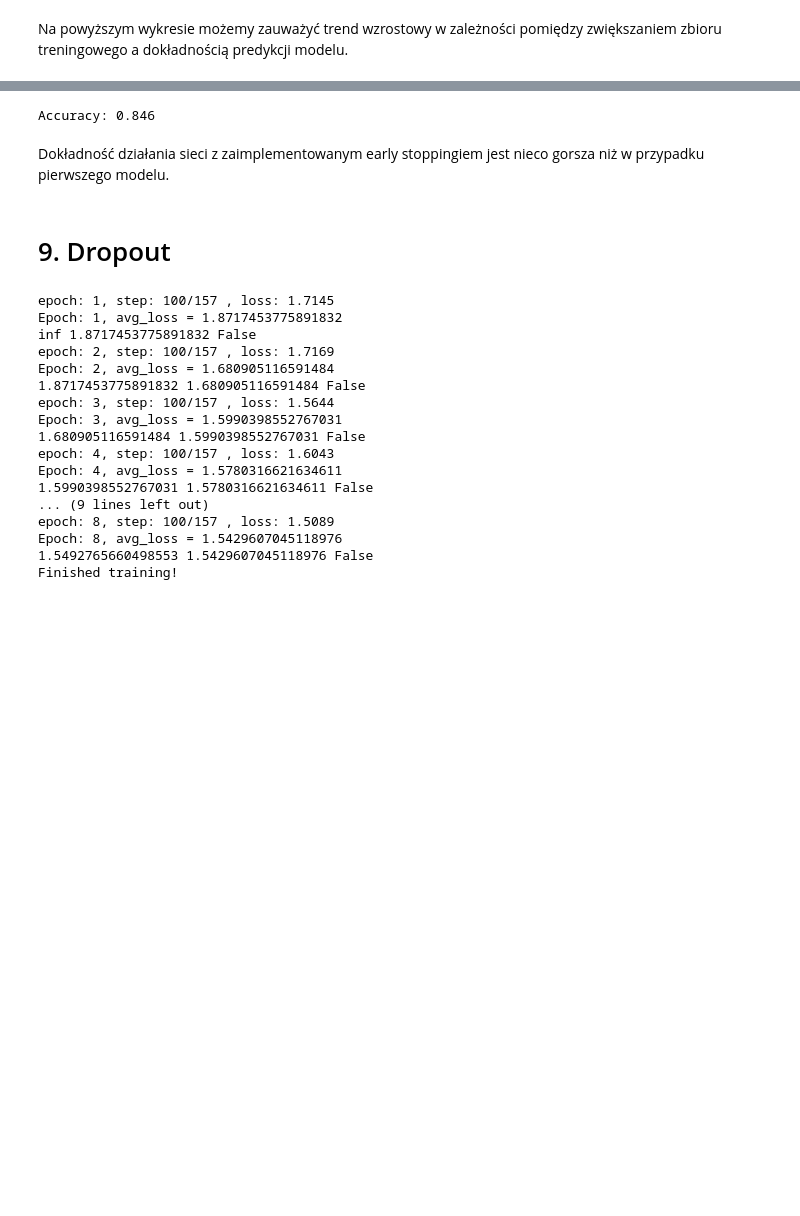
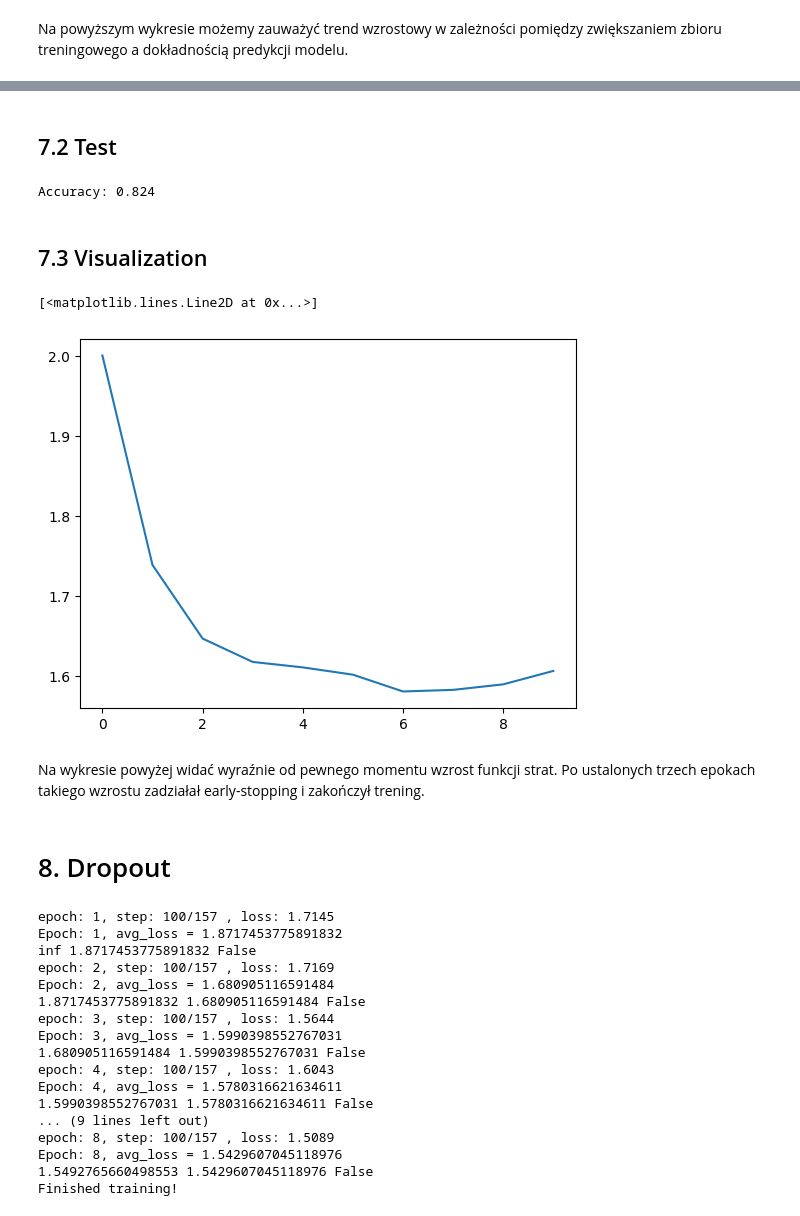
Before and after one commit to Looczky/MNIST_fcnn, a Jupyter notebook: project.ipynb, the cells around one changed output, grey strips where cells are left out. Saved outputs shown, nothing was run; the diff lists cells and outputs as text; code cells hidden in the pictures; blank space fills up the shorter version.

```diff
--- a/project.ipynb
+++ b/project.ipynb
@@ -370,5 +421,5 @@ model_4 = Fcnn()
 learning_rate = 1
 optimizer = torch.optim.SGD(model_4.parameters(),lr=learning_rate)
 
-train_es(epochs, model_4, optimizer, criterion, dataloader=train_dataloader)
+loss_history_4 = train_es(epochs, model_4, optimizer, criterion, dataloader=train_dataloader)
 # %% [output]
@@ -390,10 +441,19 @@ Epoch: 13, avg_loss = 1.626028388928456
 Early stopping!
 Finished training!
+# %% [markdown]
+## 7.2 Test
 # %%
 accuracy_4 = test(model_4, test_dataloader)
 # %% [output]
-Accuracy: 0.846
+Accuracy: 0.824
-# %% [markdown]
-Dokładność działania sieci z zaimplementowanym early stoppingiem jest nieco gorsza niż w przypadku pierwszego modelu.
+# %% [markdown]
+## 7.3 Visualization
+# %%
+plt.plot(loss_history_4)
+# %% [output]
+[<matplotlib.lines.Line2D at 0x...>]
+[figure, added]
+# %% [markdown]
+Na wykresie powyżej widać wyraźnie od pewnego momentu wzrost funkcji strat. Po ustalonych trzech epokach takiego wzrostu zadziałał early-stopping i zakończył trening.
 # %% [markdown]
-# 9. Dropout
+# 8. Dropout
```
Also changed, not shown: parts of 40 cells of this notebook.
